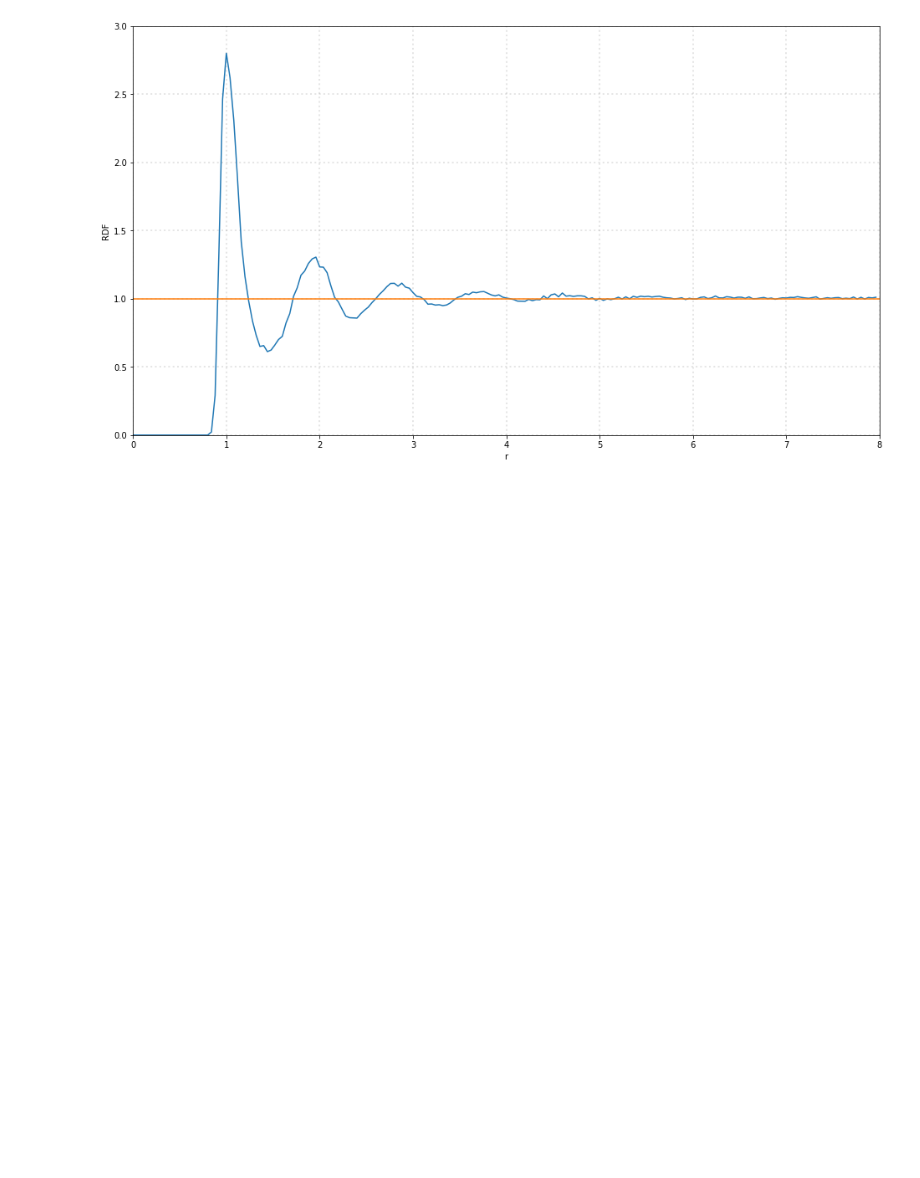
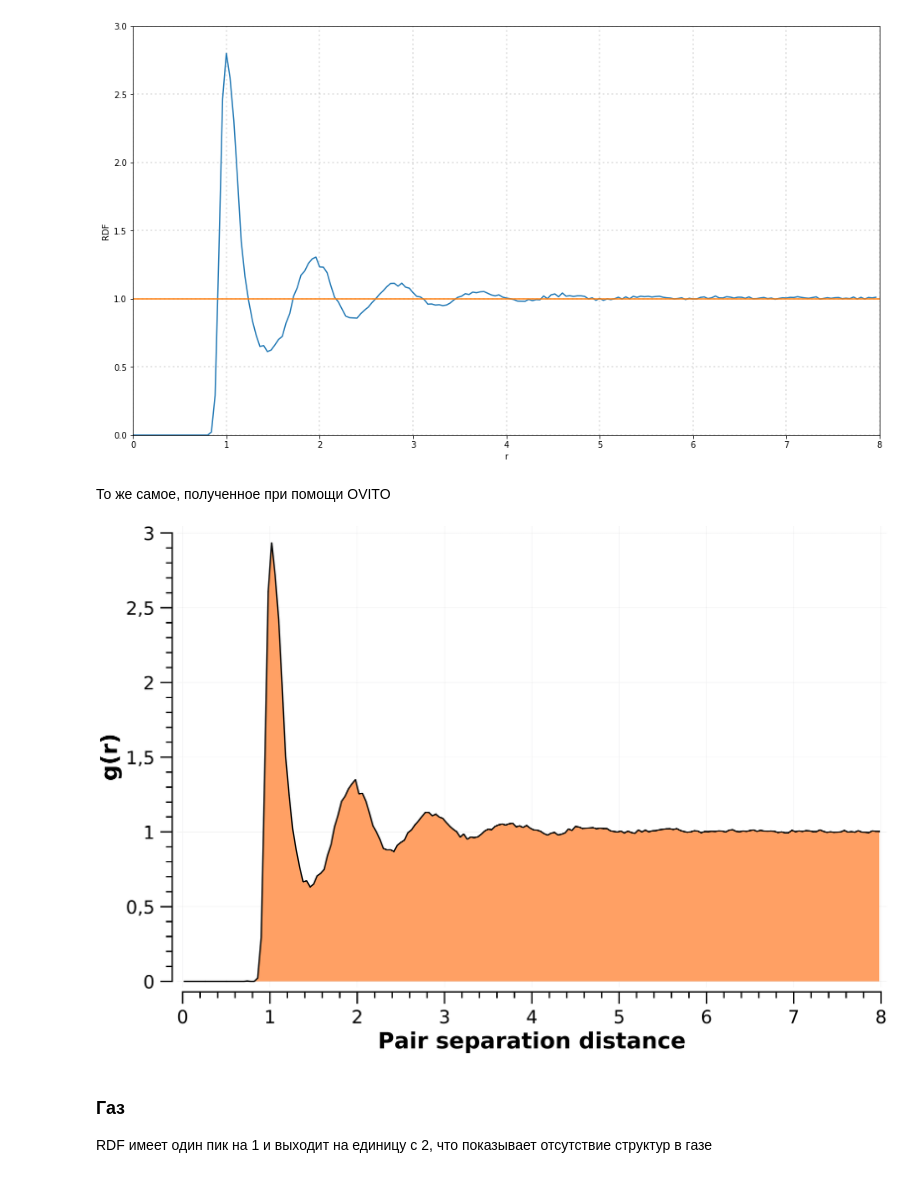
Before and after one commit to Xissand/nbody, a Jupyter notebook: research/base/analysis.ipynb, the cells around one changed output. Saved outputs shown, nothing was run; the diff lists cells and outputs as text; code cells hidden in the pictures; blank space fills up the shorter version.

```diff
--- a/research/base/analysis.ipynb
+++ b/research/base/analysis.ipynb
@@ -109,3 +174,12 @@ plt.xlim(0,8)
 plt.show()
 # %% [output]
 [figure]
+# %% [markdown]
+То же самое, полученное при помощи OVITO
+# %%
+Image(filename="rdf/g(r)_liquid_ovito.png")
+# %% [output]
+[figure, added]
+# %% [markdown]
+### Газ
+RDF имеет один пик на 1 и выходит на единицу с 2, что показывает отсутствие структур в газе
```
Also changed, not shown: parts of 18 cells of this notebook, 5 other files.
